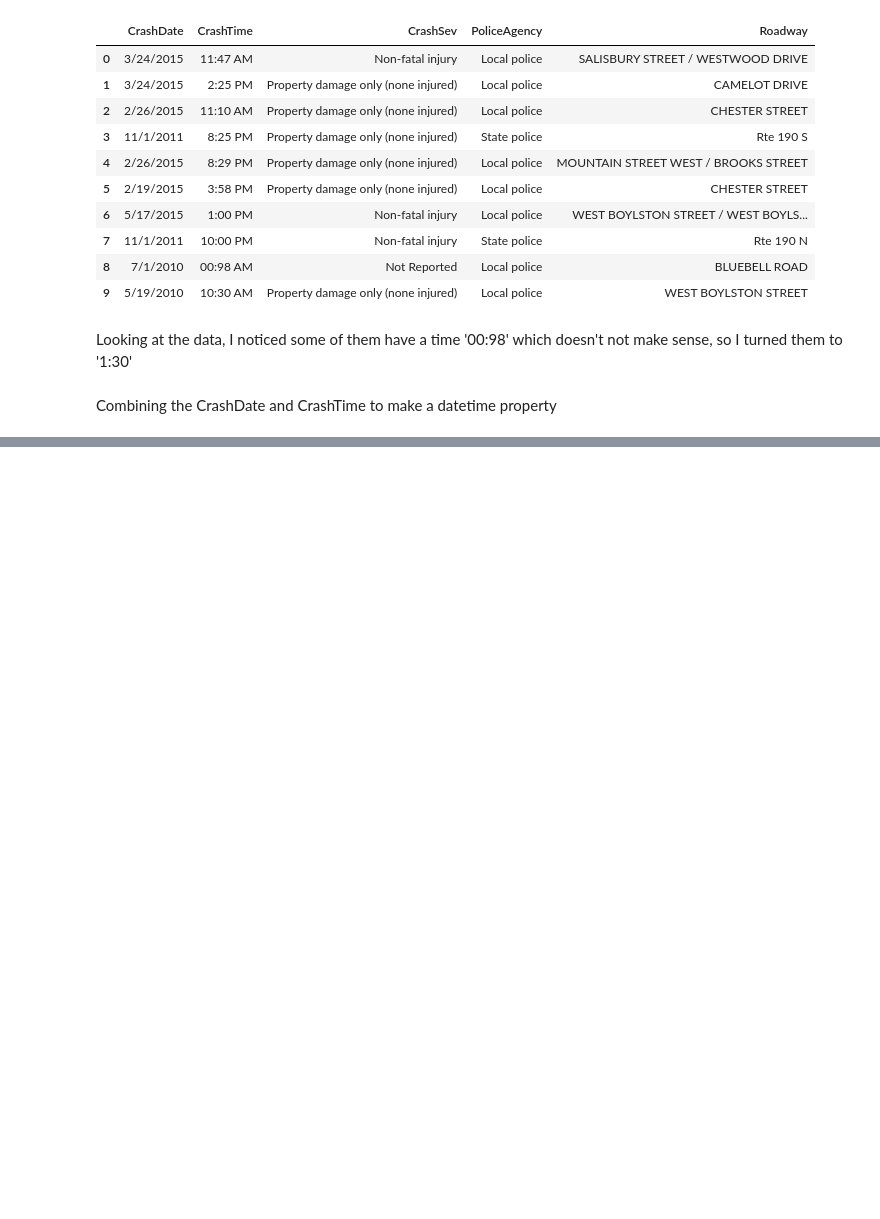
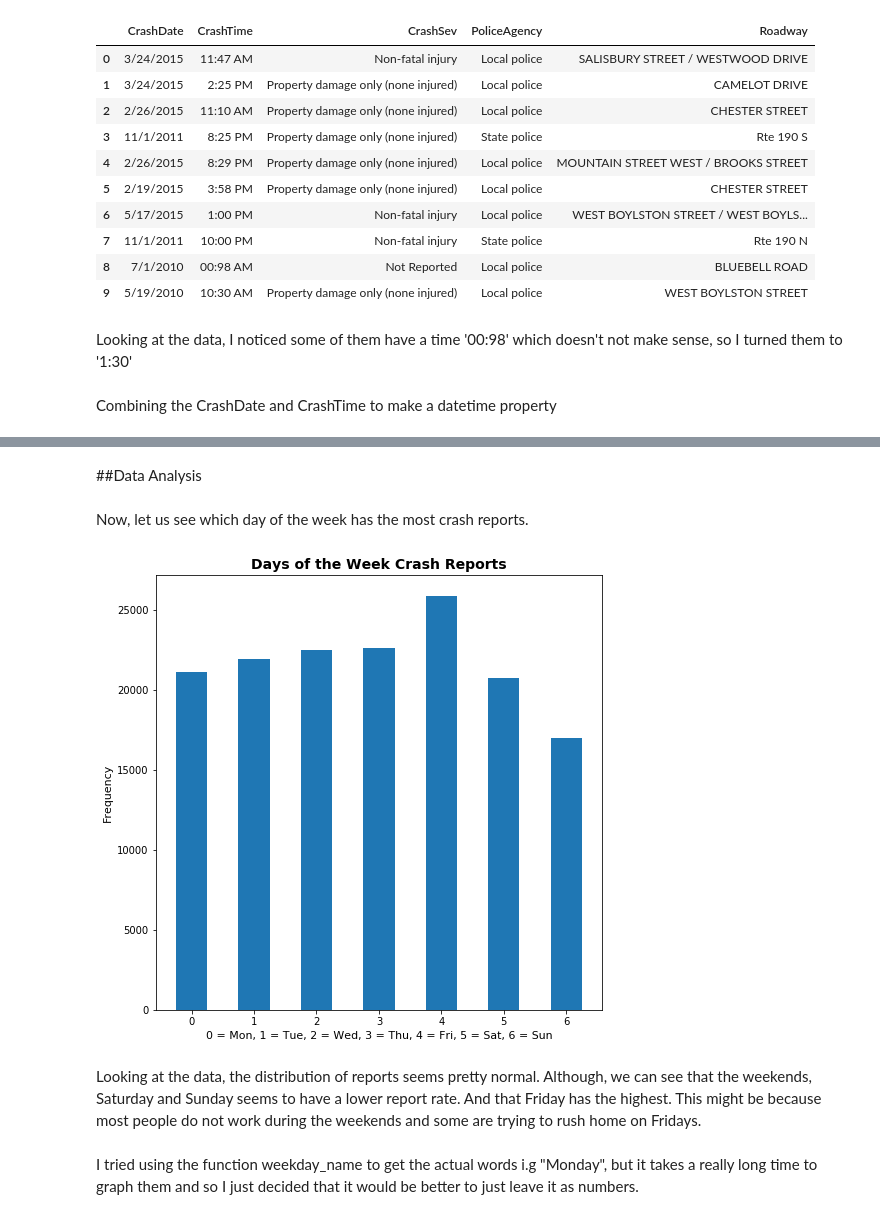
Before and after one commit to rvillegas1/Worcester-Crash-Report-Analysis, a Jupyter notebook: WorcesterCrashReports.ipynb, the cells around one changed output, grey strips where cells are left out. Drawn from its saved outputs; the diff is of its cells as text; code cells hidden in the pictures; blank space fills up the shorter version.

Commit message:
Added some Data Analysis. Days of the week and Month, and their frequencies.

```diff
--- a/WorcesterCrashReports.ipynb
+++ b/WorcesterCrashReports.ipynb
@@ -102,4 +105,8 @@ df_worcrash['CrashDT'] = pd.to_datetime(df_worcrash['CrashDT'], format = '%m/%d/
+# %%
+df_worcrash['DayOfWeek'] = df_worcrash['CrashDT'].dt.weekday
 # %%
-df_worcrash = df_worcrash[['CrashDT', 'CrashSev', 'PoliceAgency', 'Roadway']] #Just another clean up. This looks much better now.
+df_worcrash = df_worcrash[['CrashDT', 'DayOfWeek', 'CrashSev', 'PoliceAgency', 'Roadway']] #Just another clean up. This looks much better now.
 df_worcrash.head(5)
+print( min(df_worcrash['CrashDT']) )
+print( max(df_worcrash['CrashDT']) )
 # %% [output]
@@ -111,0 +115,20 @@ df_worcrash.head(5)
+# %% [markdown]
+ ##Data Analysis
+# %% [markdown]
+Now, let us  see which day of the week has the most crash reports.
+# %%
+day_edges = [-.5, 0.5, 1.5, 2.5, 3.5, 4.5, 5.5, 6.5]
+xlabel = '0 = Mon, 1 = Tue, 2 = Wed, 3 = Thu, 4 = Fri, 5 = Sat, 6 = Sun'
+plt.gcf().set_size_inches(8,8)
+plt.hist(df_worcrash.DayOfWeek, align = 'mid', bins = day_edges, rwidth = .5)
+plt.xlabel(xlabel, fontsize = 11)
+plt.ylabel('Frequency', fontsize = 11)
+plt.title('Days of the Week Crash Reports', fontweight = 'bold', fontsize = 14)
+plt.show()
+# %% [output]
+[figure, added]
+# %% [markdown]
+Looking at the data, the distribution of reports seems pretty normal. Although, we can see that the weekends, Saturday and Sunday seems to have a lower report rate. And that Friday has the highest.
+This might be because most people do not work during the weekends and some are trying to rush home on Fridays.
+# %% [markdown]
+I tried using the function weekday_name to get the actual words i.g "Monday", but it takes a really long time to graph them and so I just decided that it would be better to just leave it as numbers.
```
Also changed, not shown: parts of 11 cells of this notebook.
